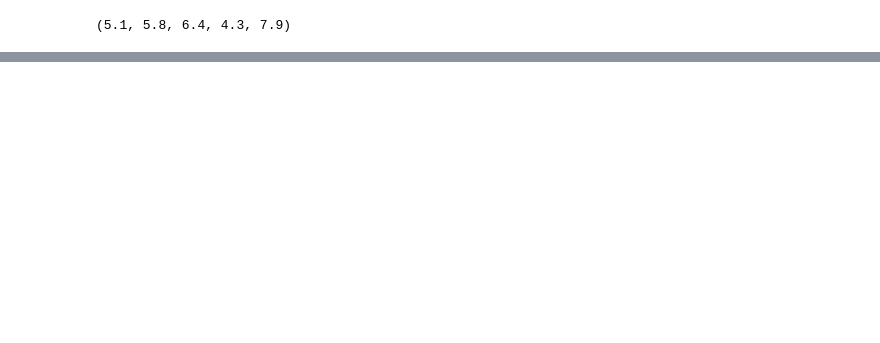
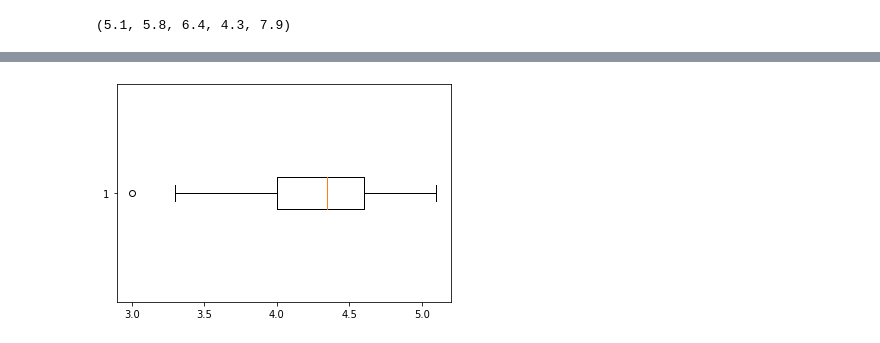
Before and after one commit to Chanakarn06/data_viz_2022, a Jupyter notebook: DataViz02_Distribution.ipynb, the cells around one changed output, grey strips where cells are left out. Cells and saved outputs as stored; diff of their text form; code cells hidden in the pictures; blank space fills up the shorter version.

```diff
--- a/DataViz02_Distribution.ipynb
+++ b/DataViz02_Distribution.ipynb
@@ -307 +311,5 @@ box_vals(ybp,vert=False)
+# %%
+versicolor=plt.boxplot(df['PetalLength'][50:100],vert=False); #กราฟboxplotของversicolor
+# %% [output]
+[figure, added]
 # %%
```
Also changed, not shown: parts of 7 cells of this notebook.
